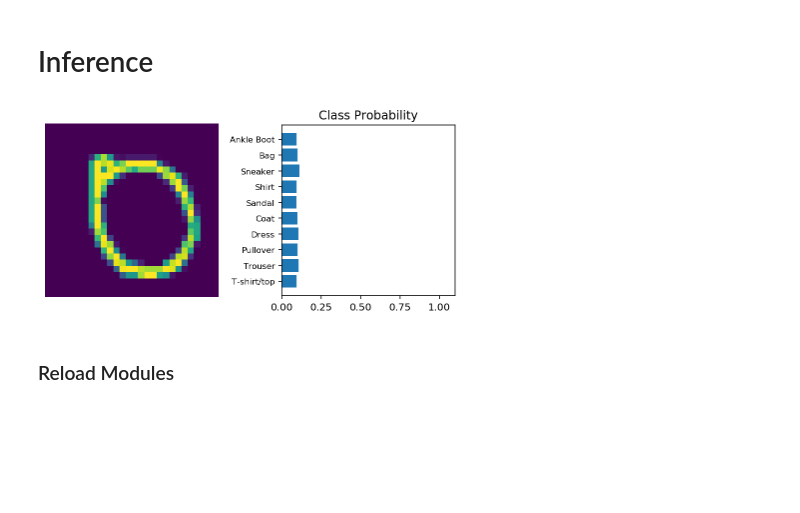
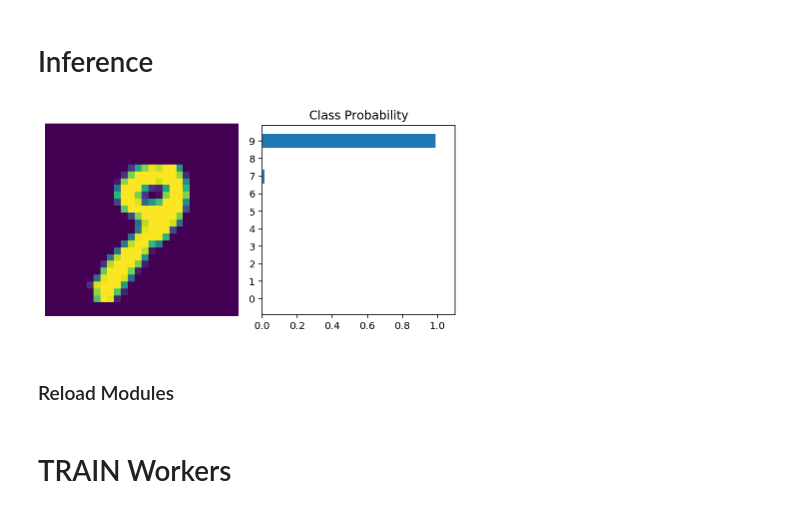
Before and after one commit to Psychofun/60daysofudacity, a Jupyter notebook: Section 1 - Differential Privacy.ipynb, the cells around one changed output. Cells and saved outputs as stored; diff of their text form; code cells hidden in the pictures; blank space fills up the shorter version.

Commit message:
Fix bug. Models now train
* Fix CNN model to train properly.
* Add hability to n train workers and predict labels.
* TODO: Add PATE analysis.

```diff
--- a/Section 1 - Differential Privacy.ipynb
+++ b/Section 1 - Differential Privacy.ipynb
@@ -726,11 +730,13 @@ train_targets = mnist_trainset.train_labels
 #cast to float
 train_targets = train_targets.type(torch.FloatTensor)
 # %%
-test_data = mnist_trainset.data
+#FEATURES
+test_data = mnist_testset.data
+#cast to float
 test_data = test_data.type(torch.FloatTensor)
 
-
-test_targets = mnist_trainset.targets
+#LABELS
+test_targets = mnist_testset.targets
 # Cast to float
 test_targets = test_targets.type(torch.FloatTensor)
 # %%
@@ -887,7 +873,7 @@ from torchvision import transforms
 import torch.utils.data as data_utils
 
 
-def train_model(trainset, trainlabels,testset, testlabels):
+def train_model(trainset, trainlabels,testset, testlabels, epochs):
 
 
     train_dataset = data_utils.TensorDataset(trainset,trainlabels)
@@ -895,7 +881,6 @@ def train_model(trainset, trainlabels,testset, testlabels):
 
     test_dataset = data_utils.TensorDataset(testset, testlabels)
     testloader = torch.utils.data.DataLoader(test_dataset,batch_size = 64, shuffle = False)
-
 
 
     #GPU
@@ -910,9 +895,6 @@ def train_model(trainset, trainlabels,testset, testlabels):
     criterion = nn.NLLLoss()
     # Create optimizer
     optimizer = optim.Adam(model.parameters(), lr = 0.005)
-
-
-    epochs = 30
 
 
     train_losses, test_losses = [], []
@@ -938,7 +920,7 @@ def train_model(trainset, trainlabels,testset, testlabels):
             running_loss += loss.item()
 
         else:
-            ## TODO: Implement the validation pass and print out the validation accuracy
+            ## Validation pass and print out the validation accuracy
 
             loss_val = 0
             accuracy = 0
@@ -981,6 +965,7 @@ def train_model(trainset, trainlabels,testset, testlabels):
 # %%
-model, train_losses, test_losses= train_model(hospitals_train_data[0],
-                    hospitals_train_labels[0],
-                    hospitals_test_data[0],
-                    hospitals_test_labels[0])
+model, train_losses, test_losses= train_model(workers_train_data[0],
+                    workers_train_targets[0],
+                    workers_train_data[1],
+                    workers_train_targets[1],
+                    epochs = 20)
 # %% [output]
@@ -1018,45 +1015,42 @@ plt.legend(frameon=False)
 # %%
 # Import helper module (should be in the repo)
 import helper
 
-# Test out your network!
-
-
 #set device
 device = torch.device("cuda" if torch.cuda.is_available() else "cpu")
 
-
+# Model to evaluation mode. No grads.
 model.eval()
 
-dataiter = iter(testloader)
-images, labels = dataiter.next()
-img = images[0]
+k = 73
+label = test_targets[k]
+img = test_data[k]
 
 
 img_gpu = img.cuda()
-#Move to GPU for inference
-#img = img.to(device)
 
 
-# Calculate the class probabilities (softmax) for img
+# Calculate the class probabilities (log-softmax) for img
 with torch.no_grad():
     output = model.forward(img_gpu)
 
 ps = torch.exp(output)
 
 #Move to CPU  and convert to numpy to plot
 imge = img.view(1,28,28)
-img = img.cpu().float()
+img = img.float()
 
 
 
 # Plot the image and probabilities
-helper.view_classify(img, ps, version='Fashion')
+helper.view_classify(img, ps, version='MNIST')
 # %% [output]
-[figure, old version]
+[figure, new version]
 # %% [markdown]
 ### Reload Modules
 # %%
 %reload_ext autoreload
 # %%
 %autoreload 2
+# %% [markdown]
+# TRAIN Workers
```
Also changed, not shown: parts of 37 cells of this notebook.
